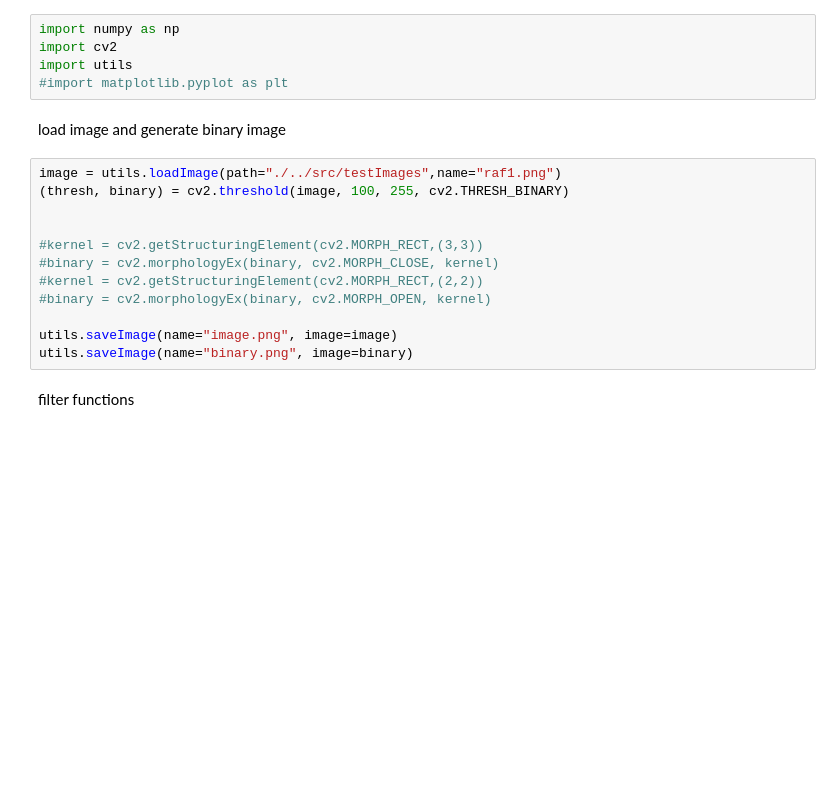
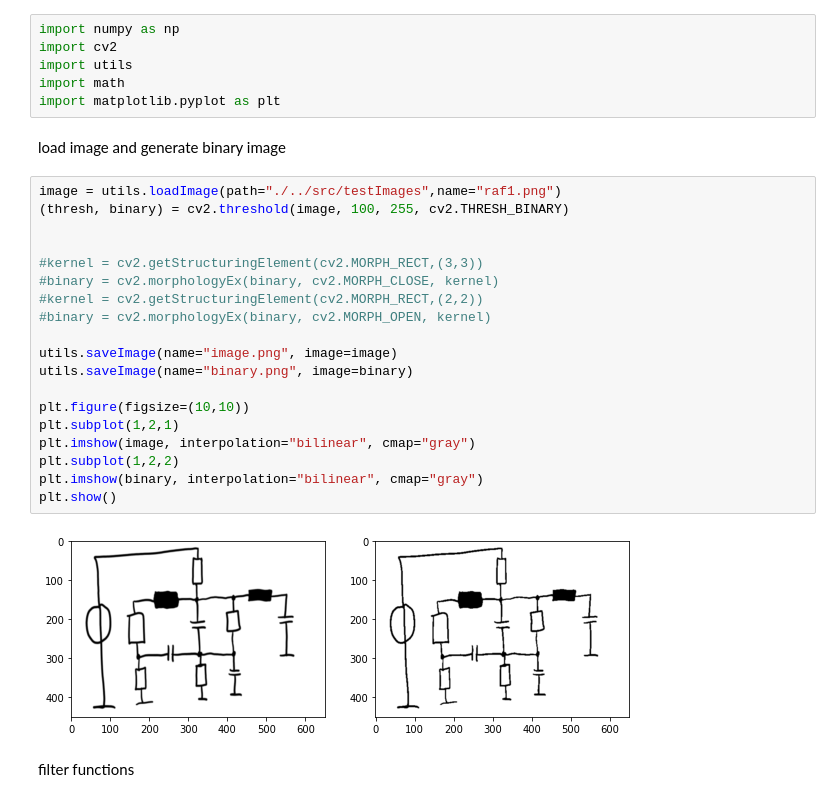
Before and after one commit to Chris022/smarter-circuits, a Jupyter notebook: dev/imagePreprocessing.IPYNB, the cells around one changed output. Drawn from its saved outputs; the diff is of its cells as text; blank space fills up the shorter version.

```diff
--- a/dev/imagePreprocessing.IPYNB
+++ b/dev/imagePreprocessing.IPYNB
@@ -2,21 +2,31 @@
 import numpy as np
 import cv2
 import utils
-#import matplotlib.pyplot as plt
+import math
+import matplotlib.pyplot as plt
 # %% [markdown]
 load image and generate binary image
 # %%
 image = utils.loadImage(path="./../src/testImages",name="raf1.png")
 (thresh, binary) = cv2.threshold(image, 100, 255, cv2.THRESH_BINARY)
 
 
 #kernel = cv2.getStructuringElement(cv2.MORPH_RECT,(3,3))
 #binary = cv2.morphologyEx(binary, cv2.MORPH_CLOSE, kernel)
 #kernel = cv2.getStructuringElement(cv2.MORPH_RECT,(2,2))
 #binary = cv2.morphologyEx(binary, cv2.MORPH_OPEN, kernel)
 
 utils.saveImage(name="image.png", image=image)
 utils.saveImage(name="binary.png", image=binary)
+
+plt.figure(figsize=(10,10))
+plt.subplot(1,2,1)
+plt.imshow(image, interpolation="bilinear", cmap="gray")
+plt.subplot(1,2,2)
+plt.imshow(binary, interpolation="bilinear", cmap="gray")
+plt.show()
+# %% [output]
+[figure, added]
 # %% [markdown]
 filter functions
 # %%
```
Also changed, not shown: parts of 7 cells of this notebook, 1 other file.
